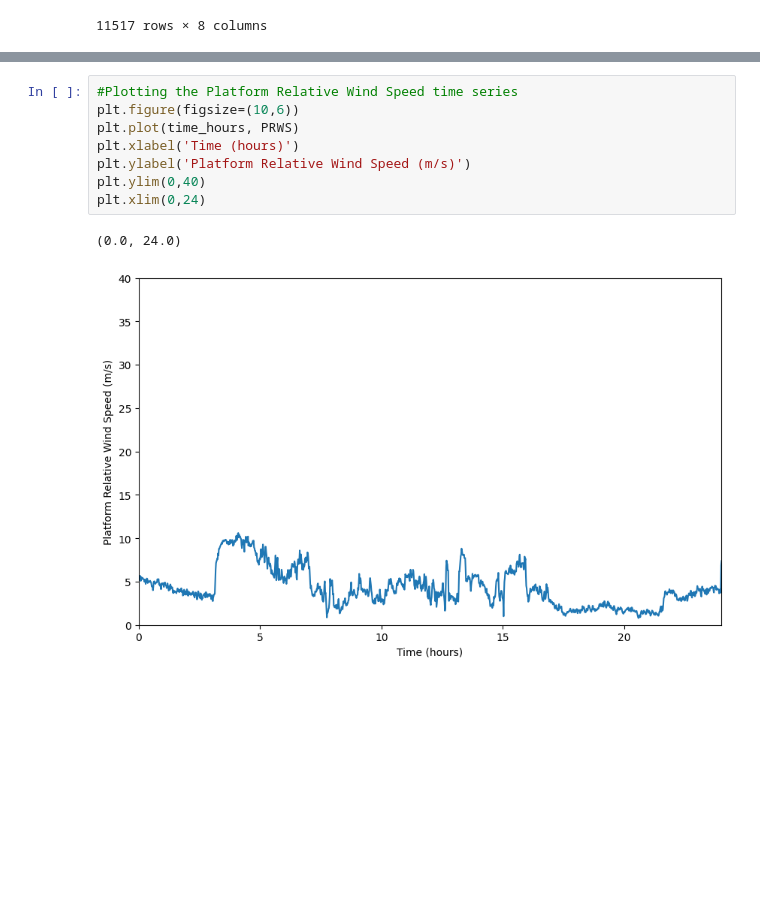
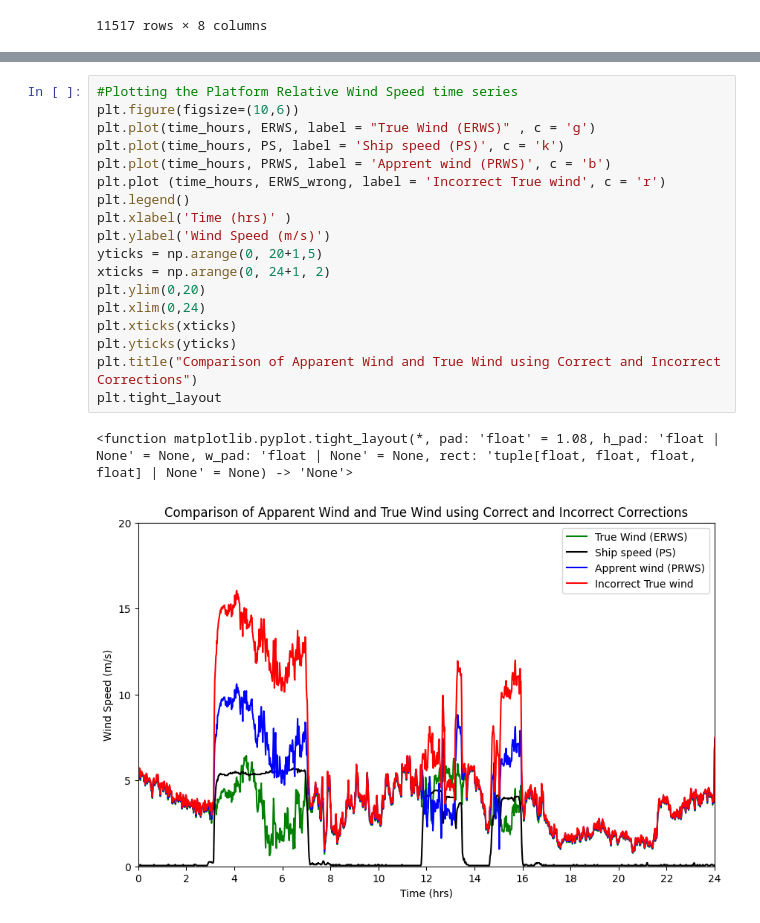
Before and after one commit to EP-Shark/MET4400C_Ins-obs_labs, a Jupyter notebook: Labs/Mini_lab2/Mini_lab2.ipynb, the cells around one changed output, grey strips where cells are left out. Cells and saved outputs as stored; diff of their text form; blank space fills up the shorter version.

```diff
--- a/Labs/Mini_lab2/Mini_lab2.ipynb
+++ b/Labs/Mini_lab2/Mini_lab2.ipynb
@@ -35,11 +63,21 @@ time_hours = time / 60 # Convert time from minutes to hours
 # %%
 #Plotting the Platform Relative Wind Speed time series
 plt.figure(figsize=(10,6))
-plt.plot(time_hours, PRWS)
-plt.xlabel('Time (hours)')
-plt.ylabel('Platform Relative Wind Speed (m/s)')
-plt.ylim(0,40)
+plt.plot(time_hours, ERWS, label = "True Wind (ERWS)" , c = 'g')
+plt.plot(time_hours, PS, label = 'Ship speed (PS)', c = 'k')
+plt.plot(time_hours, PRWS, label = 'Apprent wind (PRWS)', c = 'b')
+plt.plot (time_hours, ERWS_wrong, label = 'Incorrect True wind', c = 'r')
+plt.legend()
+plt.xlabel('Time (hrs)' )
+plt.ylabel('Wind Speed (m/s)')
+yticks = np.arange(0, 20+1,5)
+xticks = np.arange(0, 24+1, 2)
+plt.ylim(0,20)
 plt.xlim(0,24)
+plt.xticks(xticks)
+plt.yticks(yticks)
+plt.title("Comparison of Apparent Wind and True Wind using Correct and Incorrect Corrections")
+plt.tight_layout
 # %% [output]
-(0.0, 24.0)
+<function matplotlib.pyplot.tight_layout(*, pad: 'float' = 1.08, h_pad: 'float | None' = None, w_pad: 'float | None' = None, rect: 'tuple[float, float, float, float] | None' = None) -> 'None'>
-[figure, old version]
+[figure, new version]
```
Also changed, not shown: parts of 5 cells of this notebook, 3 other files.
